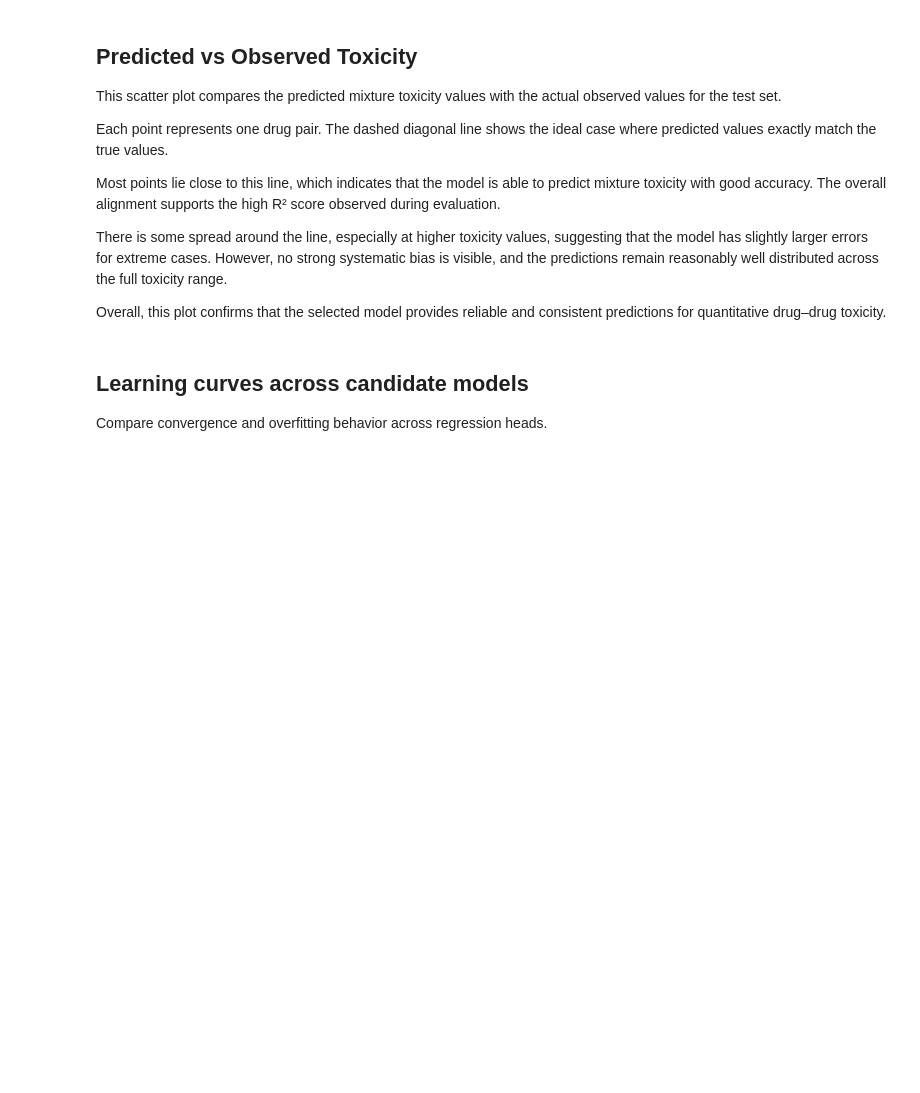
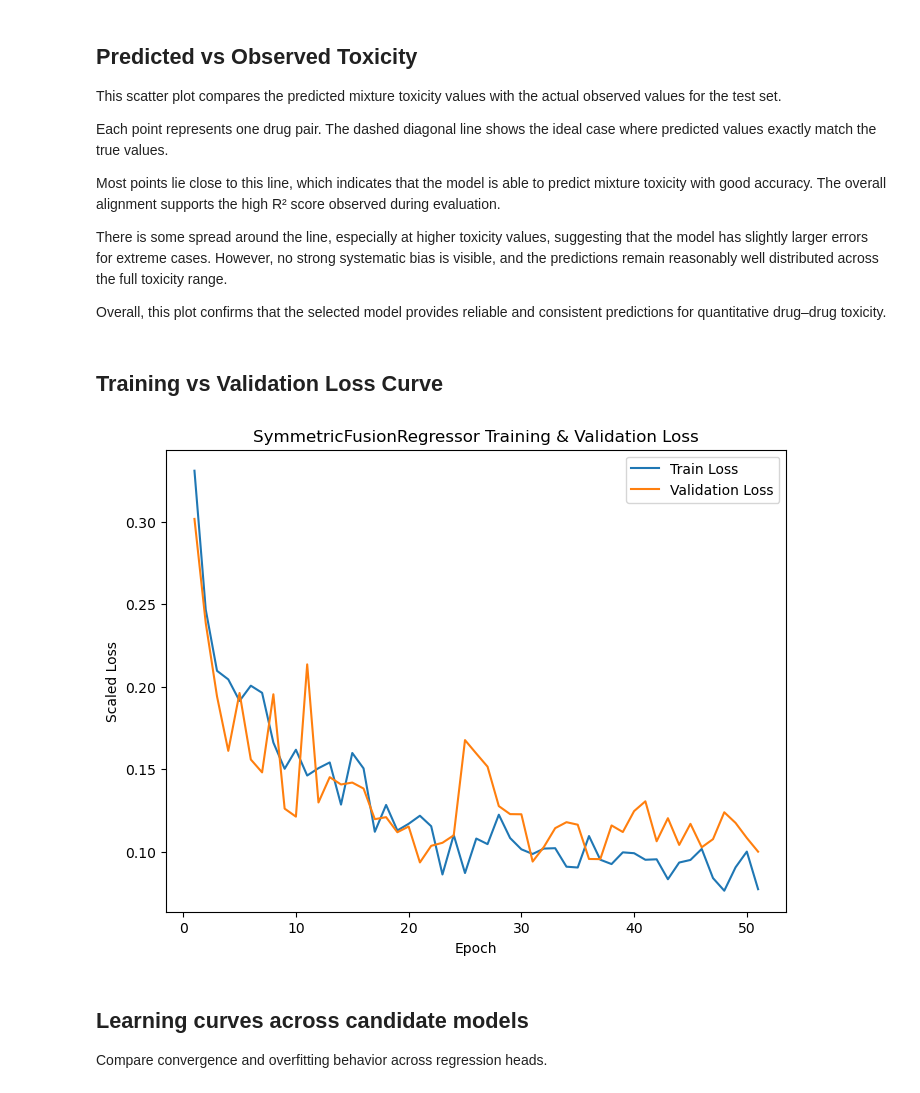
Before and after one commit to summyyyyy/Mixture-Toxicity-Predictor-with-Real-Time-Explanations, a Jupyter notebook: P4_Fine‑Tuning_for_Quantitative_DDI_LD50_Prediction.ipynb, the cells around one changed output. Cells and saved outputs as stored; diff of their text form; code cells hidden in the pictures; blank space fills up the shorter version.

```diff
--- a/P4_Fine‑Tuning_for_Quantitative_DDI_LD50_Prediction.ipynb
+++ b/P4_Fine‑Tuning_for_Quantitative_DDI_LD50_Prediction.ipynb
@@ -1078,6 +1078,21 @@ Most points lie close to this line, which indicates that the model is able to pr
 There is some spread around the line, especially at higher toxicity values, suggesting that the model has slightly larger errors for extreme cases. However, no strong systematic bias is visible, and the predictions remain reasonably well distributed across the full toxicity range.
 
 Overall, this plot confirms that the selected model provides reliable and consistent predictions for quantitative drug–drug toxicity.
+# %% [markdown]
+## Training vs Validation Loss Curve
+# %%
+best_history = all_histories[best_model_name]
+
+plt.figure(figsize=(8, 6))
+plt.plot(best_history["epoch"], best_history["train_loss_scaled"], label="Train Loss")
+plt.plot(best_history["epoch"], best_history["val_loss_scaled"], label="Validation Loss")
+plt.xlabel("Epoch")
+plt.ylabel("Scaled Loss")
+plt.title(f"{best_model_name} Training & Validation Loss")
+plt.legend()
+plt.show()
+# %% [output]
+[figure, added]
 # %% [markdown]
 ## Learning curves across candidate models
 
```
Also changed, not shown: parts of 7 cells of this notebook.
